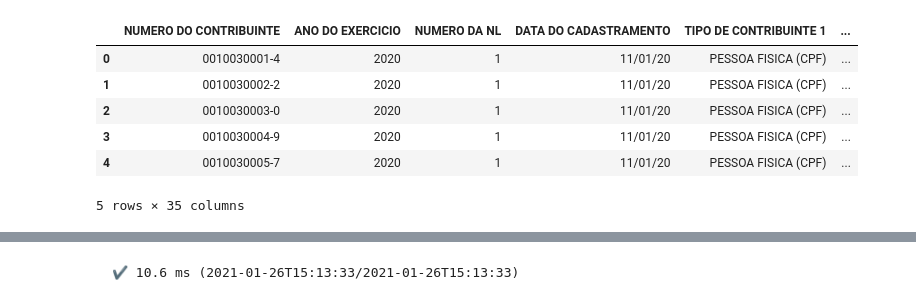
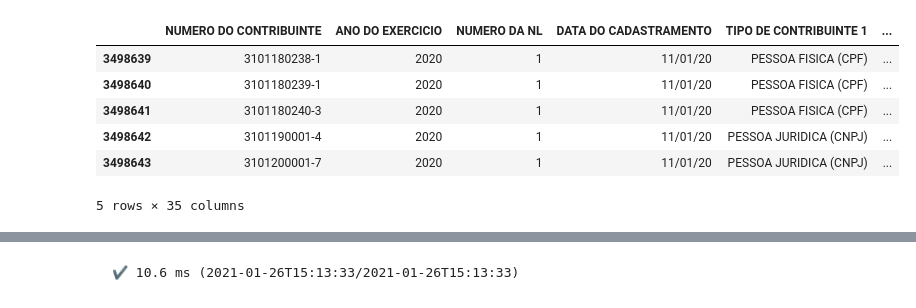
Before and after one commit to geoinfo-smdu/tutorial-iptu-pandas, a Jupyter notebook: Abrindo a base de dados do IPTU 2020.ipynb, the cells around one changed output, grey strips where cells are left out. Cells and saved outputs as stored; diff of their text form; code cells hidden in the pictures.

```diff
--- a/Abrindo a base de dados do IPTU 2020.ipynb
+++ b/Abrindo a base de dados do IPTU 2020.ipynb
@@ -17,5 +54,5 @@ df_iptu = pd.read_csv('IPTU/IPTU_2020.zip', compression='zip', encoding='iso-885
 # %%
 # Visualizando os cinco primeiros registros
 
-df_iptu.head(5)
+df_iptu.tail(5)
 # %% [output]
@@ -23,9 +60,9 @@ df_iptu.head(5)
 |  | NUMERO DO CONTRIBUINTE | ANO DO EXERCICIO | NUMERO DA NL | DATA DO CADASTRAMENTO | TIPO DE CONTRIBUINTE 1 | ... |
-| 0 | 0010030001-4 | 2020 | 1 | 11/01/20 | PESSOA FISICA (CPF) | ... |
-| 1 | 0010030002-2 | 2020 | 1 | 11/01/20 | PESSOA FISICA (CPF) | ... |
-| 2 | 0010030003-0 | 2020 | 1 | 11/01/20 | PESSOA FISICA (CPF) | ... |
-| 3 | 0010030004-9 | 2020 | 1 | 11/01/20 | PESSOA FISICA (CPF) | ... |
-| 4 | 0010030005-7 | 2020 | 1 | 11/01/20 | PESSOA FISICA (CPF) | ... |
+| 3498639 | 3101180238-1 | 2020 | 1 | 11/01/20 | PESSOA FISICA (CPF) | ... |
+| 3498640 | 3101180239-1 | 2020 | 1 | 11/01/20 | PESSOA FISICA (CPF) | ... |
+| 3498641 | 3101180240-3 | 2020 | 1 | 11/01/20 | PESSOA FISICA (CPF) | ... |
+| 3498642 | 3101190001-4 | 2020 | 1 | 11/01/20 | PESSOA JURIDICA (CNPJ) | ... |
+| 3498643 | 3101200001-7 | 2020 | 1 | 11/01/20 | PESSOA JURIDICA (CNPJ) | ... |
 5 rows × 35 columns
 # %%
 # Como isso está na memória?
```
Also changed, not shown: parts of 21 cells of this notebook.
